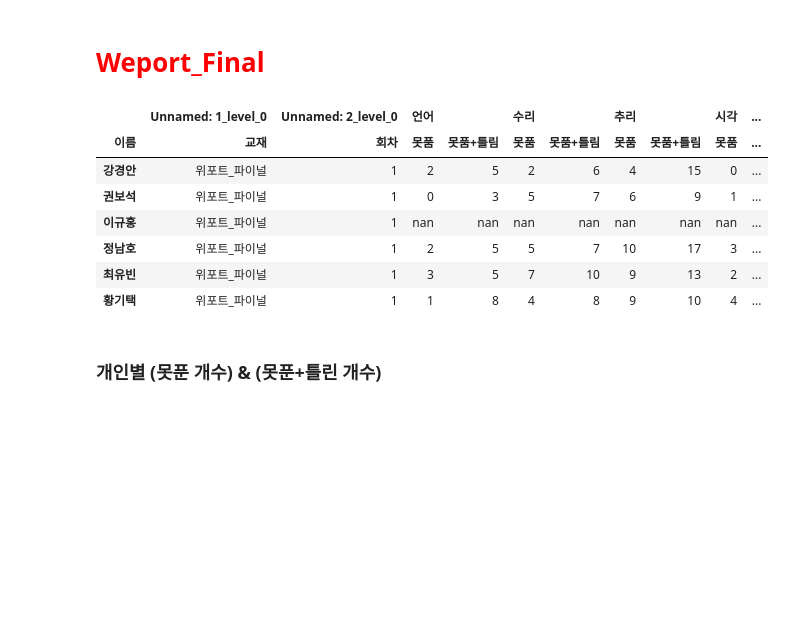
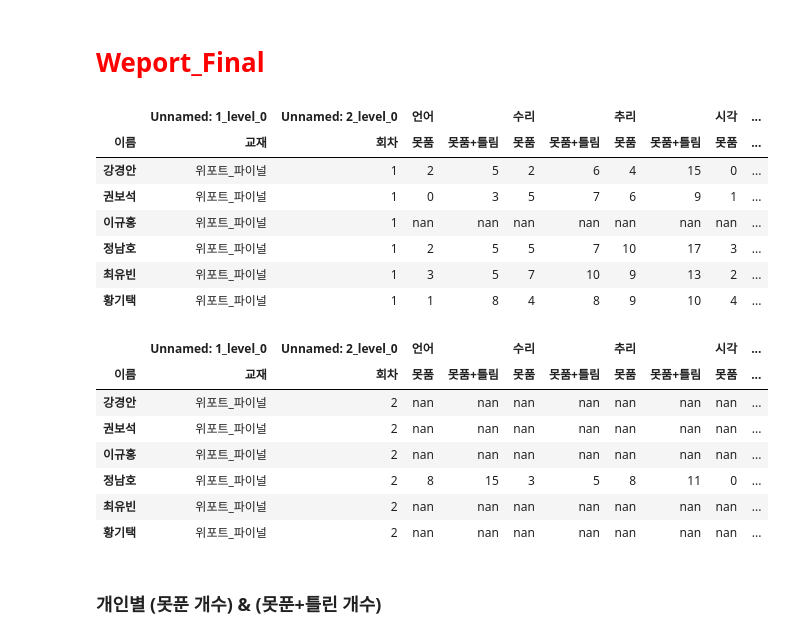
Before and after one commit to jeongnamho/gsat, a Jupyter notebook: weeport_final.ipynb, the cells around one changed output. Cells and saved outputs as stored; diff of their text form; code cells hidden in the pictures; blank space fills up the shorter version.

```diff
--- a/weeport_final.ipynb
+++ b/weeport_final.ipynb
@@ -50,31 +50,39 @@ df.style.set_properties(subset=[("언어", "못품+틀림"), ("수리", "못품+
 # %%
 df = pd.read_excel('score1.xlsx', index_col=[0], header=[0,1])
 
 weport1 = df.loc[(df["Unnamed: 1_level_0", "교재"] == "위포트_파이널") & (df["Unnamed: 2_level_0", "회차"] ==1)]
 weport1.style.background_gradient(cmap='summer_r')
 # print(weport1)
 # print(weport1)
 
-# weport2 = df.loc[(df["Unnamed: 1_level_0", "교재"] == "위포트_파이널") & (df["Unnamed: 2_level_0", "회차"] ==2)]
-# weport2.style.background_gradient(cmap='summer_r')
+weport2 = df.loc[(df["Unnamed: 1_level_0", "교재"] == "위포트_파이널") & (df["Unnamed: 2_level_0", "회차"] ==2)]
+weport2.style.background_gradient(cmap='summer_r')
 
 # weport3 = df.loc[(df["Unnamed: 1_level_0", "교재"] == "위포트_파이널") & (df["Unnamed: 2_level_0", "회차"] ==3)]
 # weport3.style.background_gradient(cmap='summer_r')
 
 display(weport1.style.background_gradient(cmap='summer_r'))
-# display(weport2.style.background_gradient(cmap='summer_r'))
+display(weport2.style.background_gradient(cmap='summer_r'))
 # display(weport3.style.background_gradient(cmap='summer_r'))
 # 각 과목당 오답률
 # df.iloc[:,9:]
 # %% [output]
 |  | Unnamed: 1_level_0 | Unnamed: 2_level_0 | 언어 |  | 수리 |  | 추리 |  | 시각 | ... |
 | 이름 | 교재 | 회차 | 못품 | 못품+틀림 | 못품 | 못품+틀림 | 못품 | 못품+틀림 | 못품 | ... |
 | 강경안 | 위포트_파이널 | 1 | 2 | 5 | 2 | 6 | 4 | 15 | 0 | ... |
 | 권보석 | 위포트_파이널 | 1 | 0 | 3 | 5 | 7 | 6 | 9 | 1 | ... |
 | 이규홍 | 위포트_파이널 | 1 | nan | nan | nan | nan | nan | nan | nan | ... |
 | 정남호 | 위포트_파이널 | 1 | 2 | 5 | 5 | 7 | 10 | 17 | 3 | ... |
 | 최유빈 | 위포트_파이널 | 1 | 3 | 5 | 7 | 10 | 9 | 13 | 2 | ... |
 | 황기택 | 위포트_파이널 | 1 | 1 | 8 | 4 | 8 | 9 | 10 | 4 | ... |
+|  | Unnamed: 1_level_0 | Unnamed: 2_level_0 | 언어 |  | 수리 |  | 추리 |  | 시각 | ... |
+| 이름 | 교재 | 회차 | 못품 | 못품+틀림 | 못품 | 못품+틀림 | 못품 | 못품+틀림 | 못품 | ... |
+| 강경안 | 위포트_파이널 | 2 | nan | nan | nan | nan | nan | nan | nan | ... |
+| 권보석 | 위포트_파이널 | 2 | nan | nan | nan | nan | nan | nan | nan | ... |
+| 이규홍 | 위포트_파이널 | 2 | nan | nan | nan | nan | nan | nan | nan | ... |
+| 정남호 | 위포트_파이널 | 2 | 8 | 15 | 3 | 5 | 8 | 11 | 0 | ... |
+| 최유빈 | 위포트_파이널 | 2 | nan | nan | nan | nan | nan | nan | nan | ... |
+| 황기택 | 위포트_파이널 | 2 | nan | nan | nan | nan | nan | nan | nan | ... |
 # %%
 weport1_nonreplied = weport1.iloc[:,[2,4,6,8]]
 weport1_total = weport1.iloc[:,[3,5,7,9]]
```
Also changed, not shown: parts of 4 cells of this notebook, 1 other file.
